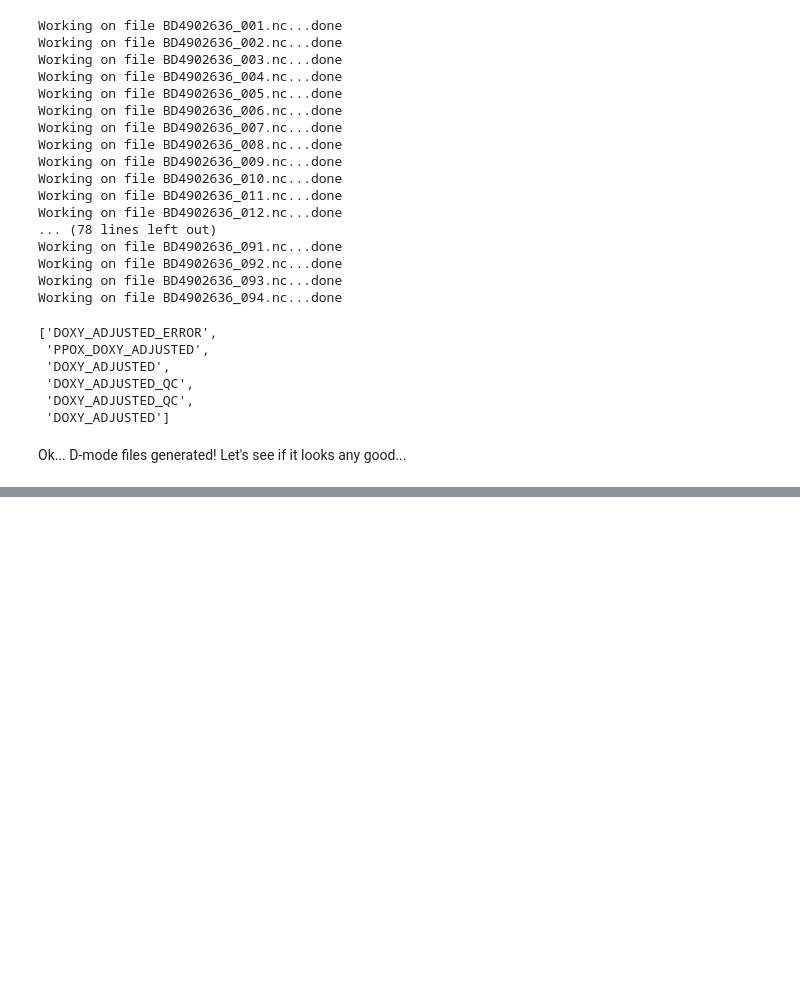
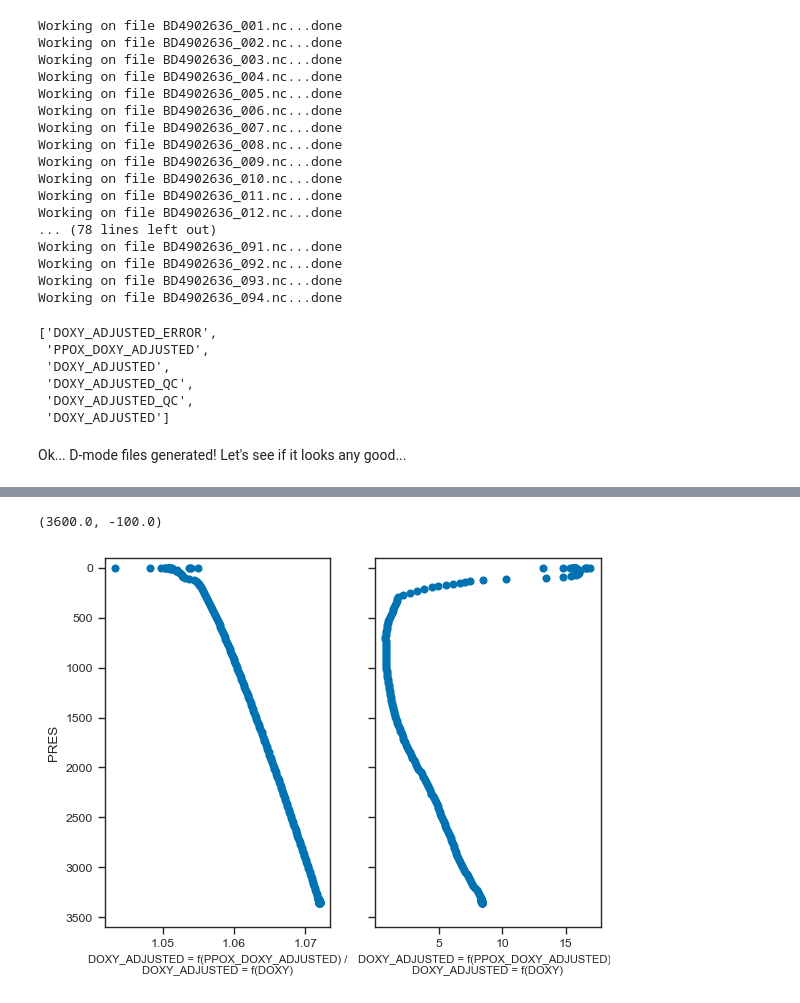
Before and after one commit to ArgoCanada/meds-dmqc, a Jupyter notebook: report/notebooks/01_active/4902636_report.ipynb, the cells around one changed output, grey strips where cells are left out. Drawn from its saved outputs; the diff is of its cells as text; code cells hidden in the pictures; blank space fills up the shorter version.

```diff
--- a/report/notebooks/01_active/4902636_report.ipynb
+++ b/report/notebooks/01_active/4902636_report.ipynb
@@ -184,0 +189,16 @@ fig.set_size_inches(1.66*fig.get_figwidth(), fig.get_figheight())
+# %%
+# note we can get away with this right now as adjustment.OFFSET = 0
+doxy_adjusted_cspace = (adjustment.SLOPE*\
+    (1 + adjustment.DRIFT/100*(prof.df.JULD.reset_index(drop=True) - launch_date_juld)/365) + \
+    adjustment.INCLINE_T*prof.TEMP_DOXY)*(prof.DOXY + adjustment.OFFSET)
+
+fig, axes = plt.subplots(1, 2, sharex=False, sharey=True)
+axes[0].plot(prof.df.DOXY_ADJUSTED.values/doxy_adjusted_cspace, prof.df.PRES, 'o')
+axes[1].plot(prof.df.DOXY_ADJUSTED.values - doxy_adjusted_cspace, prof.df.PRES, 'o')
+axes[0].set_xlabel('DOXY_ADJUSTED = f(PPOX_DOXY_ADJUSTED) /\nDOXY_ADJUSTED = f(DOXY)', fontsize=8)
+axes[1].set_xlabel('DOXY_ADJUSTED = f(PPOX_DOXY_ADJUSTED) -\nDOXY_ADJUSTED = f(DOXY)', fontsize=8)
+axes[0].set_ylabel('PRES')
+axes[0].set_ylim((3600, -100))
+# %% [output]
+(3600.0, -100.0)
+[figure, added]
```
Also changed, not shown: parts of 2 cells of this notebook.
